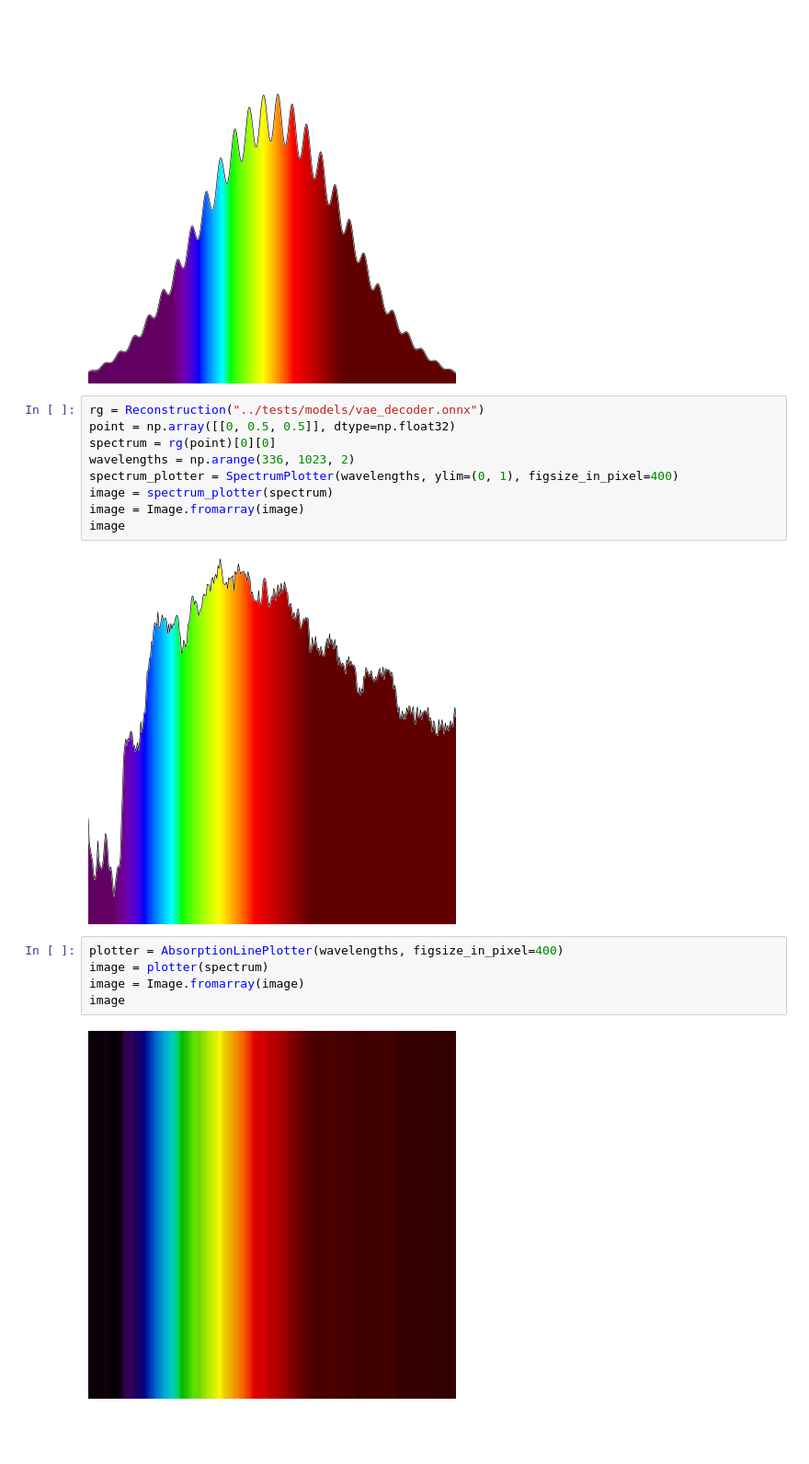
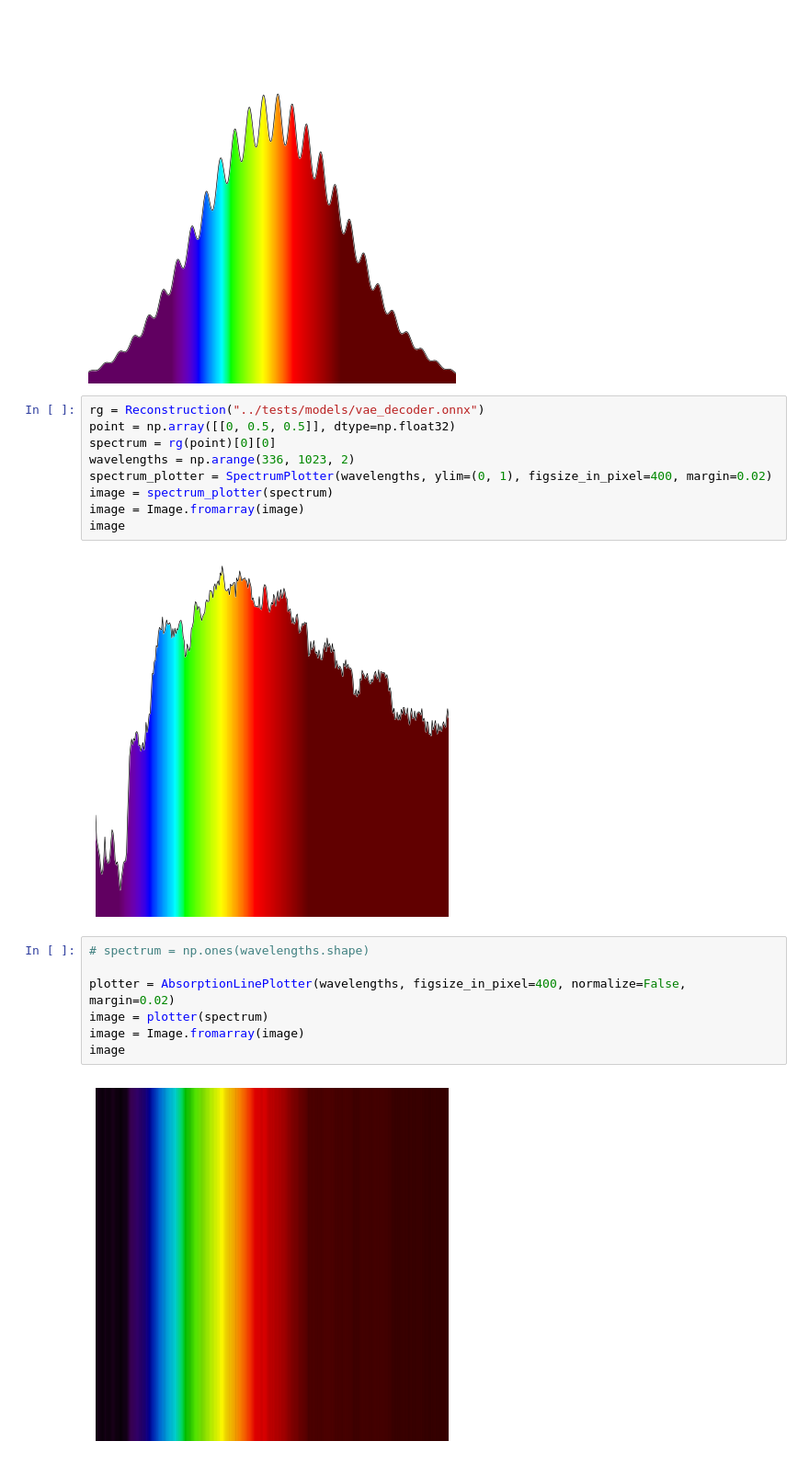
Before and after one commit to HITS-AIN/HiPSter, a Jupyter notebook: devel/spectrum_plotter.ipynb, the cells around one changed output. Shown: that part at 92% size. Cells and saved outputs as stored; diff of their text form; blank space fills up the shorter version.

Commit message:
add margin to plotter

```diff
--- a/devel/spectrum_plotter.ipynb
+++ b/devel/spectrum_plotter.ipynb
@@ -16,16 +16,18 @@ rg = Reconstruction("../tests/models/vae_decoder.onnx")
 point = np.array([[0, 0.5, 0.5]], dtype=np.float32)
 spectrum = rg(point)[0][0]
 wavelengths = np.arange(336, 1023, 2)
-spectrum_plotter = SpectrumPlotter(wavelengths, ylim=(0, 1), figsize_in_pixel=400)
+spectrum_plotter = SpectrumPlotter(wavelengths, ylim=(0, 1), figsize_in_pixel=400, margin=0.02)
 image = spectrum_plotter(spectrum)
 image = Image.fromarray(image)
 image
 # %% [output]
-[figure, old version]
+[figure, new version]
 # %%
-plotter = AbsorptionLinePlotter(wavelengths, figsize_in_pixel=400)
+# spectrum = np.ones(wavelengths.shape)
+
+plotter = AbsorptionLinePlotter(wavelengths, figsize_in_pixel=400, normalize=False, margin=0.02)
 image = plotter(spectrum)
 image = Image.fromarray(image)
 image
 # %% [output]
-[figure, old version]
+[figure, new version]
```
Also changed, not shown: 2 other files.
